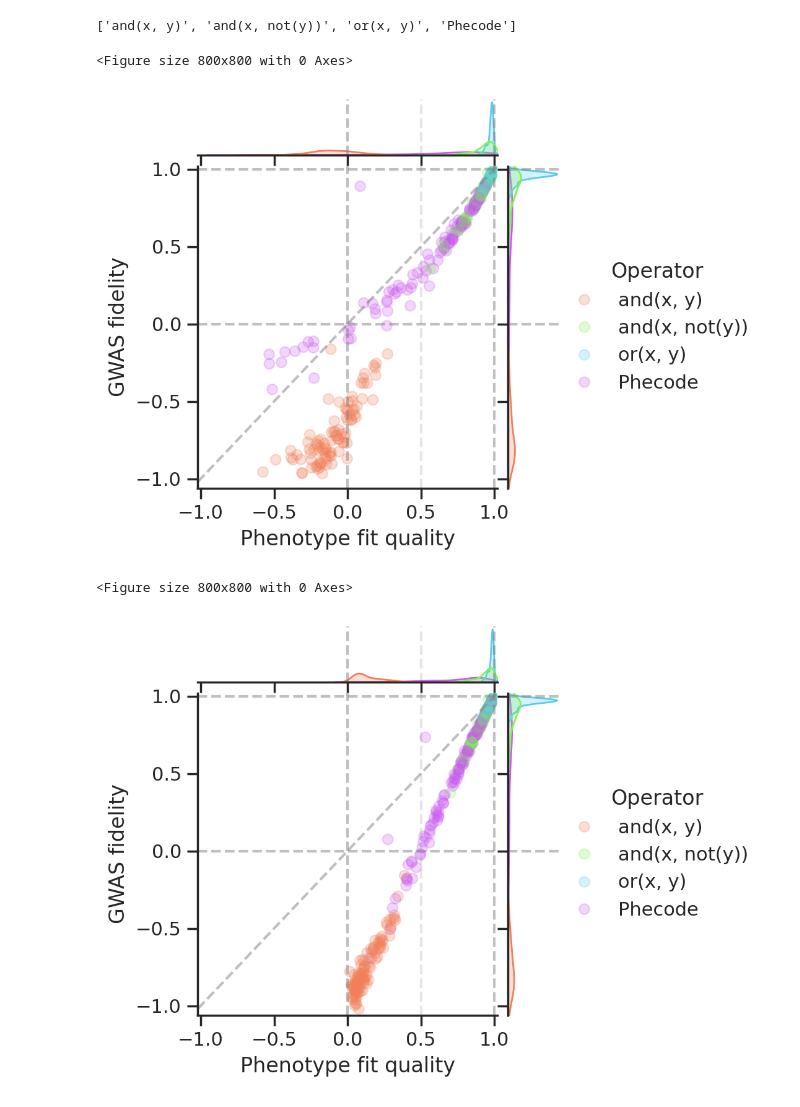
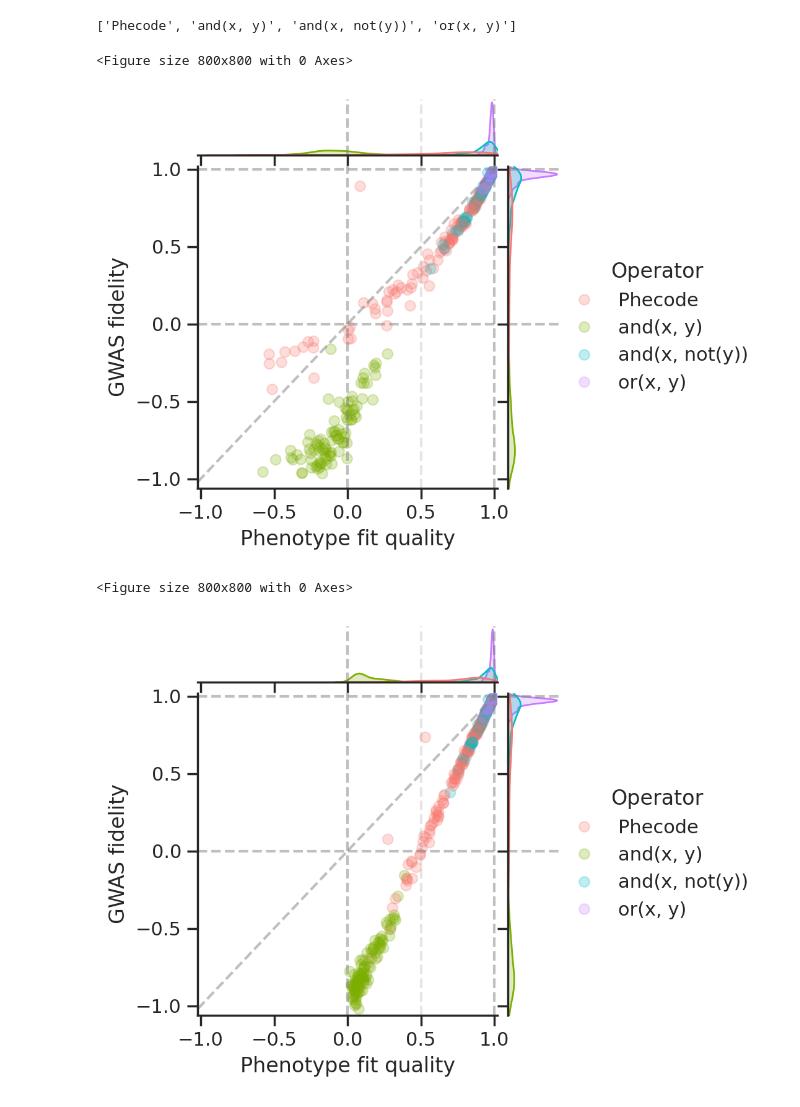
Before and after one commit to zietzm/webgwas-analysis, a Jupyter notebook: analyses/2.fit-quality/5-plot-pheno-vs-gwas.ipynb, the cells around one changed output. Cells and saved outputs as stored; diff of their text form; code cells hidden in the pictures.

Commit message:
fix: make colors match in fit quality plots

```diff
--- a/analyses/2.fit-quality/5-plot-pheno-vs-gwas.ipynb
+++ b/analyses/2.fit-quality/5-plot-pheno-vs-gwas.ipynb
@@ -3,49 +3,19 @@ import polars as pl
 import seaborn as sns
 import matplotlib.pyplot as plt
 
-import colorsys
-
-def ggplot_hue_palette(n, h_start=15, l=0.65, s=0.85):
-    """
-    Generate a list of n colors mimicking ggplot's discrete color palette,
-    using evenly spaced hues around the color circle.
-
-    Parameters
-    ----------
-    n : int
-        Number of colors to generate.
-    h_start : float, optional
-        Starting hue angle in degrees. ggplot's default hue start is around 15 degrees.
-    l : float, optional
-        Lightness in [0,1]. Adjust this for brightness. Default: 0.65
-    s : float, optional
-        Saturation in [0,1]. Adjust this if colors are too muted or too vivid. Default: 0.85
-
-    Returns
-    -------
-    palette : list of str
-        List of hex color strings.
-    """
-    hues = [(h_start + 360.0 * i / n) % 360.0 for i in range(n)]
-    palette = []
-    for h_deg in hues:
-        # Convert degrees to [0,1]
-        h = h_deg / 360.0
-        r, g, b = colorsys.hls_to_rgb(h, l, s)
-        # Convert to hex
-        palette.append('#{:02x}{:02x}{:02x}'.format(int(r*255), int(g*255), int(b*255)))
-    return palette
+# In R, this can be computed using scales::pal_hue()(4)
+custom_palette = ['#F8766D', '#7CAE00', '#00BFC4', '#C77CFF']
 # %%
 operator_map = {
+    "phecode": "Phecode",
     "and": "and(x, y)",
     "not": "and(x, not(y))",
     "or": "or(x, y)",
-    "phecode": "Phecode",
 }
 operator_order = list(operator_map.values())
 print(operator_order)
 # %% [output]
-['and(x, y)', 'and(x, not(y))', 'or(x, y)', 'Phecode']
+['Phecode', 'and(x, y)', 'and(x, not(y))', 'or(x, y)']
 # %%
 plot_df = (
     pl.scan_parquet("data/pheno_summary/direct_vs_indirect_anon.parquet")
@@ -68,8 +38,6 @@ plot_df = (
     )
     .collect()
 )
-
-custom_palette = ggplot_hue_palette(4)
 
 sns.set_style("ticks")
 sns.set_context("notebook")
@@ -80,34 +48,34 @@ plt.rcParams['font.family'] = 'sans-serif'
 plt.figure(figsize=(4, 4))
 
 (
     plot_df
     .filter(
         pl.col("rsq_pheno").ge(-0.97),
         pl.col("rsq_gwas").ge(-0.97),
         pl.col("k").eq("10")
     )
     .pipe(
         sns.jointplot, x="rsq_pheno", y="rsq_gwas", hue="operator", alpha=0.25,
         xlim=(-1.02, 1.02), ylim=(-1.06, 1.02), hue_order=operator_order,
         height=4, edgecolors="face", linewidths=0.75, marginal_kws={'common_norm':False}
     )
     .refline(x=0, y=0, linestyle="dashed", color="gray", alpha=0.5)
     .refline(x=1, y=1, linestyle="dashed", color="gray", alpha=0.5)
     .refline(x=0.5, linestyle="dashed", color="gray", alpha=0.2)
 )
 plt.axline((0, 0), slope=1, linestyle="dashed", color="gray", alpha=0.5)
 plt.xlabel("Phenotype fit quality")
 plt.ylabel("GWAS fidelity")
 lgd = plt.legend(
     bbox_to_anchor=(1.17, 0.5), loc="center left", title="Operator", frameon=False
 )
 plt.savefig(
     "img/overall-performance-marginal.png", dpi=400,
     format="png", bbox_extra_artists=(lgd,), bbox_inches='tight'
 )
 # %% [output]
 <Figure size 800x800 with 0 Axes>
-[figure, old version]
+[figure, new version]
 # %%
 plot_df = (
     pl.scan_parquet("data/pheno_summary/direct_vs_indirect_non_anon.parquet")
@@ -127,8 +95,6 @@ plot_df = (
     )
     .collect()
 )
-
-custom_palette = ggplot_hue_palette(4)
 
 sns.set_style("ticks")
 sns.set_context("notebook")
@@ -162,4 +128,4 @@ plt.savefig(
 )
 # %% [output]
 <Figure size 800x800 with 0 Axes>
-[figure, old version]
+[figure, new version]
```
Also changed, not shown: 2 other files.
